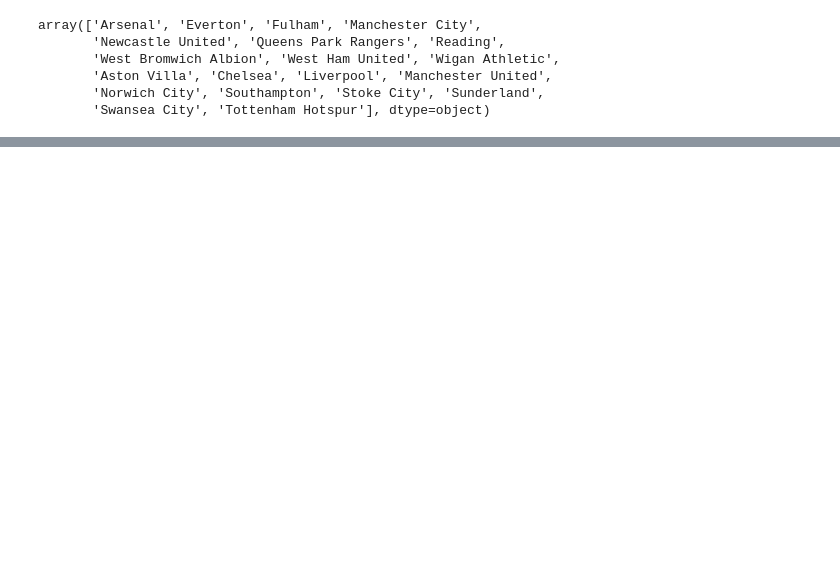
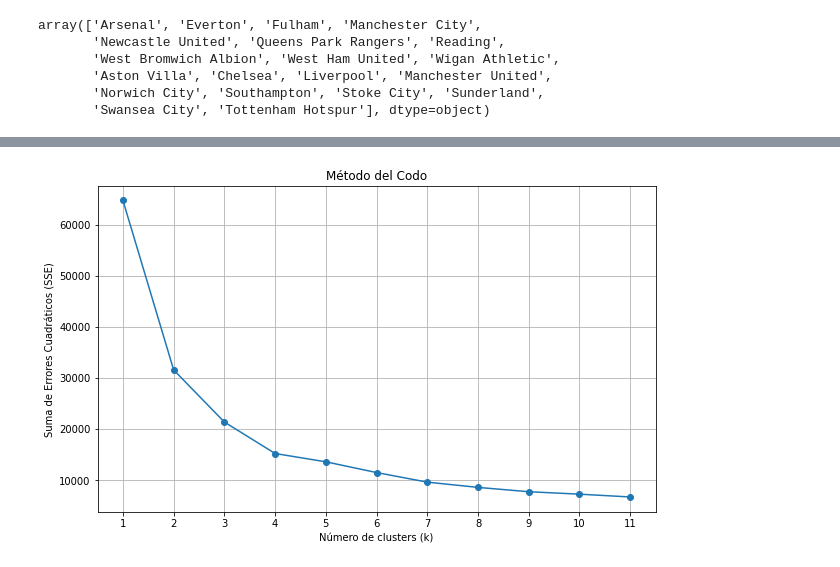
Before and after one commit to luisalawson/soccer_defense_analysis, a Jupyter notebook: RedNeuronalFutbol.ipynb, the cells around one changed output, grey strips where cells are left out. Drawn from its saved outputs; the diff is of its cells as text; code cells hidden in the pictures; blank space fills up the shorter version.

```diff
--- a/RedNeuronalFutbol.ipynb
+++ b/RedNeuronalFutbol.ipynb
@@ -387,0 +141,11 @@ plt.show()
+# %%
+for player in all_players:
+    for matrix_name, matrix_value in player_matrixes[f'{player}'].items():
+        if matrix_name == 'cards':
+            player_matrixes[f'{player}'][matrix_name] = matrix_value * 90
+        elif matrix_name == 'time':
+            player_matrixes[f'{player}'][matrix_name] = matrix_value / 90
+        elif matrix_name == 'position':
+            pass
+        else:
+            player_matrixes[f'{player}'][matrix_name] = np.sum(matrix_value * 90)
@@ -387,0 +294,3 @@ plt.show()
+# %%
+features = ['pass_matrix', 'shot_matrix', 'defense_matrix', 'goal_matrix', 'errors_matrix', 'out_matrix', 'cards', 'time']
+X_player = np.array([[player_matrixes[player][feature] for feature in features] for player in all_players])
@@ -387,0 +317,19 @@ plt.show()
+# %%
+k_values = range(1, 12)
+sse = []
+
+for k in k_values:
+    kmeans = KMeans(n_clusters=k, random_state=42)
+    kmeans.fit(X_player)
+    sse.append(kmeans.inertia_)
+
+plt.figure(figsize=(10, 6))
+plt.plot(k_values, sse, marker='o')
+plt.title('Método del Codo')
+plt.xlabel('Número de clusters (k)')
+plt.ylabel('Suma de Errores Cuadráticos (SSE)')
+plt.xticks(k_values)
+plt.grid()
+plt.show()
+# %% [output]
+[figure, added]
```
Also changed, not shown: parts of 41 cells of this notebook.
